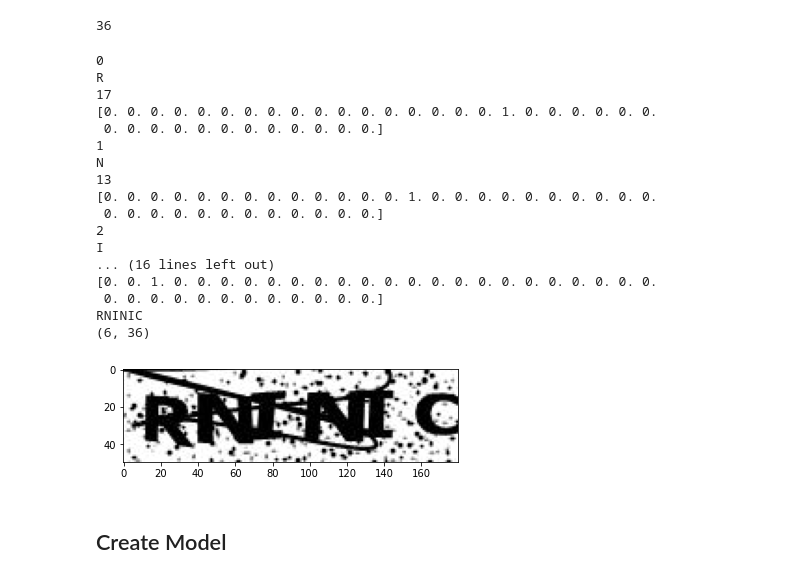
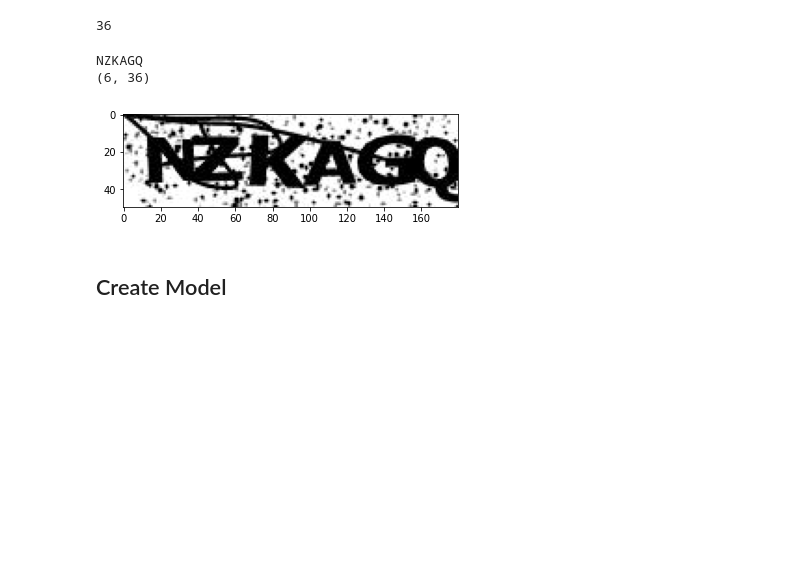
Before and after one commit to luiz-couto/captcha-recognizer, a Jupyter notebook: captcha-recognizer.ipynb, the cells around one changed output. Drawn from its saved outputs; the diff is of its cells as text; code cells hidden in the pictures; blank space fills up the shorter version.

```diff
--- a/captcha-recognizer.ipynb
+++ b/captcha-recognizer.ipynb
@@ -70,59 +70,44 @@ def get_X_and_y(type, labels):
     files = os.listdir("dados/CAPTCHA-10k/" + type)
     files.sort()
 
     for i, pic in enumerate(files):
         img = cv2.imread(os.path.join("dados/CAPTCHA-10k/" + type, pic), cv2.IMREAD_GRAYSCALE) #Read image in grayscale
         pic_target = labels[i + shift]
 
         if len(pic_target) < 7:
             img = img / 255.0 #scales the image between 0 and 1
             img = np.reshape(img, (IMG_HEIGHT, IMG_WIDTH, 1))
 
             target=np.zeros((NUM_CHARS_IN_CAPTCHA, N_CHARS)) #creates an array of size 5*36 with all entries 0
 
             for j, k in enumerate(pic_target):
 
                 #j iterates from 0 to 4(5 letters in captcha)
                 #k denotes the letter in captcha which is to be scanned
                 index = CHARACTERS.find(k) #index stores the position of letter k of captcha in the character string
                 target[j, index] = 1 #replaces 0 with 1 in the target array at the position of the letter in captcha
 
-                if (pic_target) == "RNINIC":
-                    print(j)
-                    print(k)
-                    print(index)
-                    print(target[j])
+                # if (pic_target) == "RNINIC":
+                #     print(j)
+                #     print(k)
+                #     print(index)
+                #     print(target[j])
 
             X[i] = img
             y[:,i] = target
 
     return X, y
 
 labels = get_labels()
-X, y = get_X_and_y(type="treinamento", labels=labels)
+X_training, y_training = get_X_and_y(type="treinamento", labels=labels)
 
-plt.imshow(X[0], cmap=plt.get_cmap("gray"))
-print(labels[0])
-print(y[:,0].shape)
+plt.imshow(X_training[700], cmap=plt.get_cmap("gray"))
+print(labels[0 + 700])
+print(y_training[:,0].shape)
 # %% [output]
-0
-R
-17
-[0. 0. 0. 0. 0. 0. 0. 0. 0. 0. 0. 0. 0. 0. 0. 0. 0. 1. 0. 0. 0. 0. 0. 0.
- 0. 0. 0. 0. 0. 0. 0. 0. 0. 0. 0. 0.]
-1
-N
-13
-[0. 0. 0. 0. 0. 0. 0. 0. 0. 0. 0. 0. 0. 1. 0. 0. 0. 0. 0. 0. 0. 0. 0. 0.
- 0. 0. 0. 0. 0. 0. 0. 0. 0. 0. 0. 0.]
-2
-I
-... (16 lines left out)
-[0. 0. 1. 0. 0. 0. 0. 0. 0. 0. 0. 0. 0. 0. 0. 0. 0. 0. 0. 0. 0. 0. 0. 0.
- 0. 0. 0. 0. 0. 0. 0. 0. 0. 0. 0. 0.]
-RNINIC
+NZKAGQ
 (6, 36)
-[figure, old version]
+[figure, new version]
 # %% [markdown]
 ## Create Model
 # %%
```
Also changed, not shown: parts of 13 cells of this notebook.
